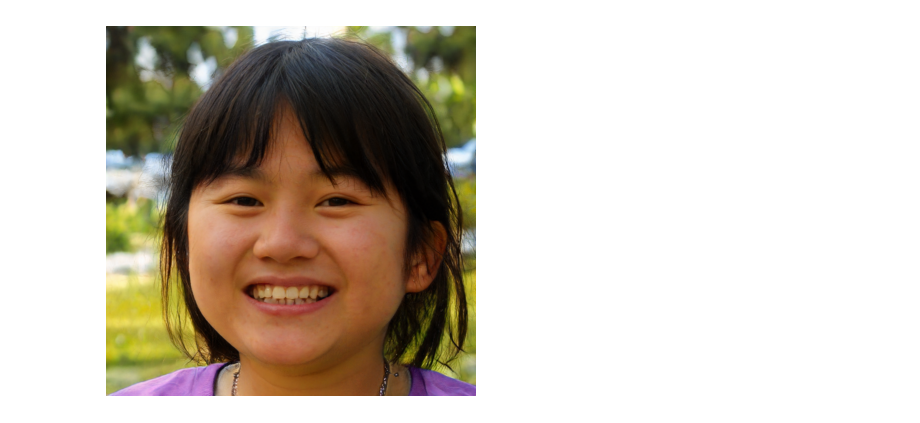
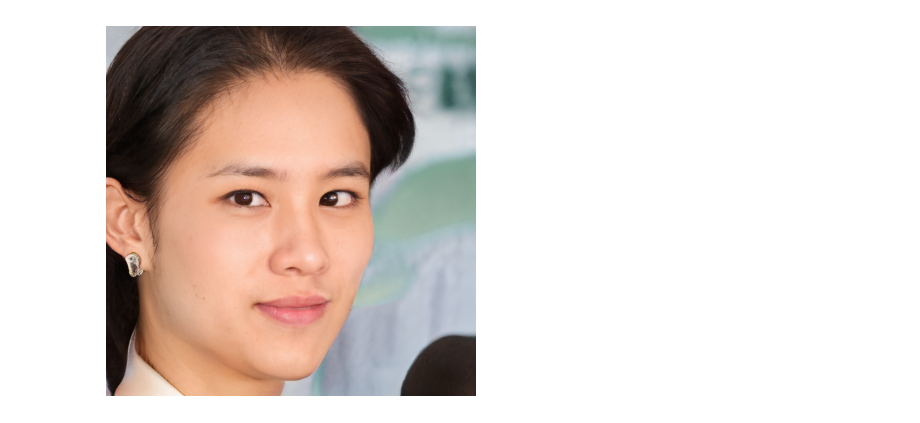
Before and after one commit to Viktor-Sok/Image_Editing_StyleCLIP_Optimization, a Jupyter notebook: notebooks/styleCLIP_optimization_playground.ipynb, the cells around one changed output. Drawn from its saved outputs; the diff is of its cells as text; code cells hidden in the pictures.

```diff
--- a/notebooks/styleCLIP_optimization_playground.ipynb
+++ b/notebooks/styleCLIP_optimization_playground.ipynb
@@ -411,30 +398,32 @@ class AdamOptimizer:
 # %%
 optimization_space = 'Z Space (512)' #@param ['Z Space (512)', 'W+ Space (512*18)']
 
-description = 'green hair' #@param {type:"string"}
+description = 'your text promt' #@param {type:"string"}
 
-img_number = 1 # @param {type:"slider", min:0, max:14, step:1}
+save_as = 'filename' #@param {type:"string"}
 
-optimization_steps = 200 #@param {type:"number"}
+img_number = 11 # @param {type:"slider", min:0, max:14, step:1}
 
-l2_lambda = 0.005 #@param {type:"number"}
+optimization_steps = 3000 #@param {type:"number"}
+
+l2_lambda = 0.001 #@param {type:"number"}
 
 id_lambda = 0.05 #@param {type:"number"}
 
 verbose_optimization= True #@param {type:"boolean"}
 
 # Load image
 src_img = PIL.Image.open("/content/test_images/Image_" + str(img_number) + ".bmp").convert('RGB')
 plt.imshow(src_img)
 plt.axis('off')
 plt.show()
 
 # Load image latent vector
 if optimization_space == "W+ Space (512*18)":
   latent = style_vecs[img_number].view(1, 18, 512)
 else:
   latent = z_vecs[img_number].unsqueeze(0)
 # %% [output]
-[figure, old version]
+[figure, new version]
 # %%
 # @markdown #Run Optimization
```
Also changed, not shown: parts of 7 cells of this notebook.
